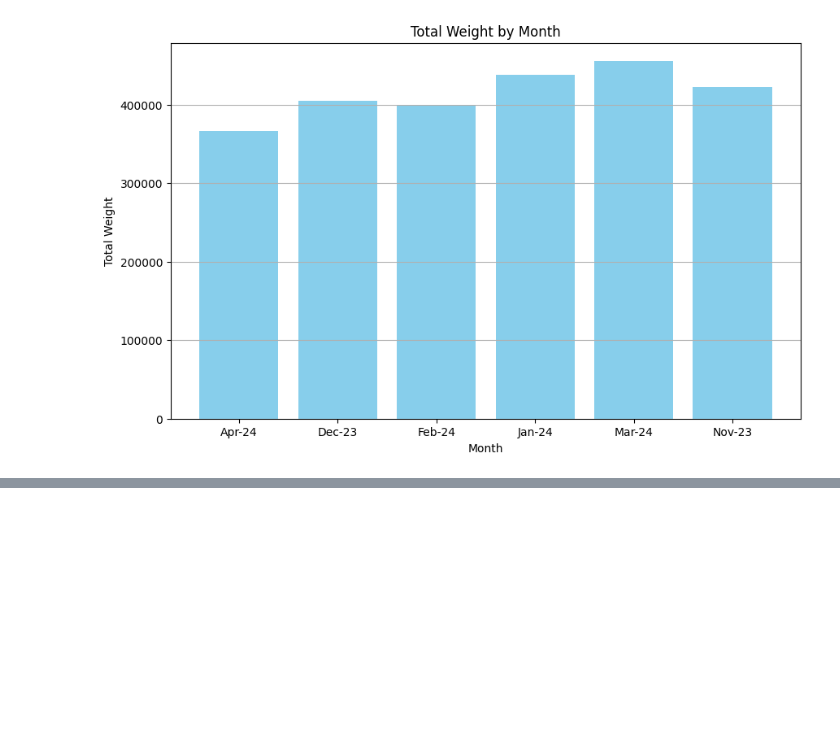
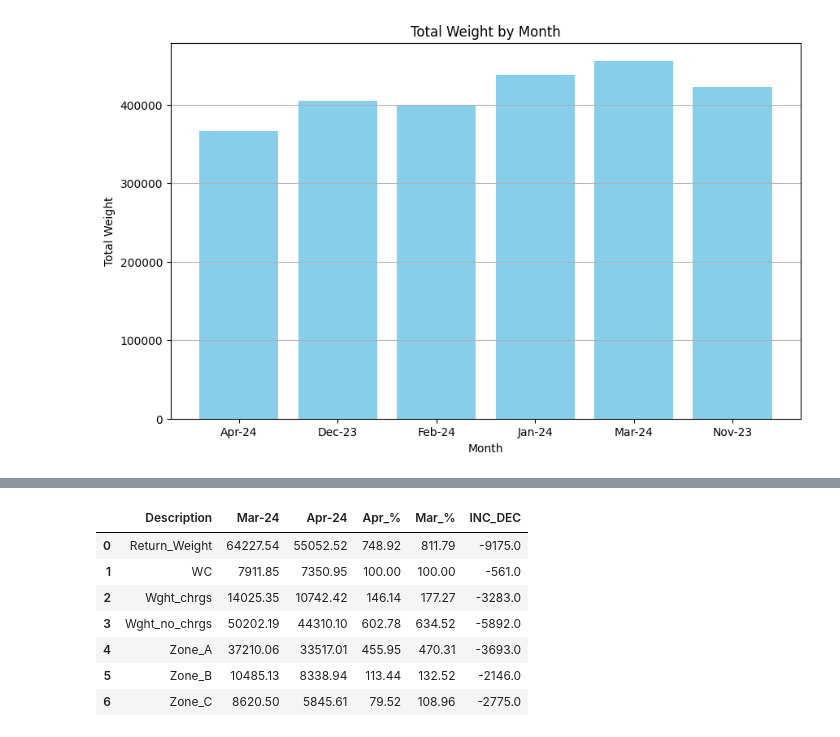
Before and after one commit to TahaDataAlchemy/BLUE-EX-Domestic-Auto, a Jupyter notebook: ETL.ipynb, the cells around one changed output, grey strips where cells are left out. Saved outputs shown, nothing was run; the diff lists cells and outputs as text; code cells hidden in the pictures; blank space fills up the shorter version.

```diff
--- a/ETL.ipynb
+++ b/ETL.ipynb
@@ -2991,0 +3037,37 @@ plt.show()
+# %%
+columns_to_sort = [col for col in Summarize_PPT12.columns if col != 'Description']
+sorted_columns = sorted(columns_to_sort, key=lambda x: pd.to_datetime(x, format='%b-%y'))
+
+# Reorder columns in Summarize_PPT9 based on sorted column names
+Summarize_PPT12 = Summarize_PPT12[['Description'] + sorted_columns]
+
+num_columns = len(Summarize_PPT12.columns)
+
+# Use iloc to select the last three columns
+last_three_columns = Summarize_PPT12.iloc[:, num_columns - 2:]
+
+# Reset the index of the "Description" column to match the last_three_columns
+description_column = Summarize_PPT12["Description"].reset_index(drop=True)
+
+# Concatenate the "Description" column with the last_three_columns horizontally
+Summarize_PPT12 = pd.concat([description_column, last_three_columns], axis=1)
+
+TotalWeigh_2 = Summarize_PPT12.iloc[:,-1][1]
+TotalWeigh_1 = Summarize_PPT12.iloc[:,1][1]
+
+Summarize_PPT12["Apr_%"] =(Summarize_PPT12.iloc[:,-1]/TotalWeigh_2)*100
+Summarize_PPT12["Mar_%"] =(Summarize_PPT12.iloc[:,1]/TotalWeigh_1)*100
+
+Summarize_PPT12 = round(Summarize_PPT12,2)
+Summarize_PPT12["INC_DEC"] = round(Summarize_PPT12.iloc[:,2] - Summarize_PPT12.iloc[:,1])
+# %%
+Summarize_PPT12
+# %% [output]
+|  | Description | Mar-24 | Apr-24 | Apr_% | Mar_% | INC_DEC |
+| 0 | Return_Weight | 64227.54 | 55052.52 | 748.92 | 811.79 | -9175.0 |
+| 1 | WC | 7911.85 | 7350.95 | 100.00 | 100.00 | -561.0 |
+| 2 | Wght_chrgs | 14025.35 | 10742.42 | 146.14 | 177.27 | -3283.0 |
+| 3 | Wght_no_chrgs | 50202.19 | 44310.10 | 602.78 | 634.52 | -5892.0 |
+| 4 | Zone_A | 37210.06 | 33517.01 | 455.95 | 470.31 | -3693.0 |
+| 5 | Zone_B | 10485.13 | 8338.94 | 113.44 | 132.52 | -2146.0 |
+| 6 | Zone_C | 8620.50 | 5845.61 | 79.52 | 108.96 | -2775.0 |
```
Also changed, not shown: parts of 19 cells of this notebook.
